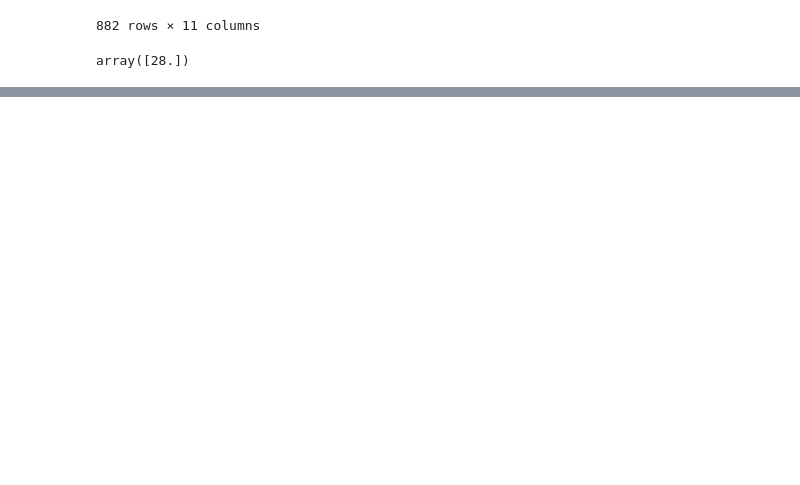
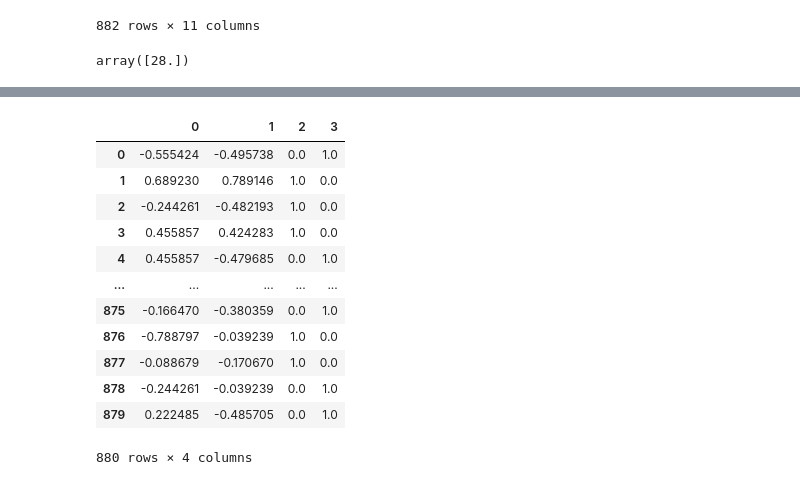
Before and after one commit to mrzlkaaa/dl_structured_data, a Jupyter notebook: titanic_disaster/jupyter/ML/titanic_disaster.ipynb, the cells around one changed output, grey strips where cells are left out. Saved outputs shown, nothing was run; the diff lists cells and outputs as text; code cells hidden in the pictures; blank space fills up the shorter version.

```diff
--- a/titanic_disaster/jupyter/ML/titanic_disaster.ipynb
+++ b/titanic_disaster/jupyter/ML/titanic_disaster.ipynb
@@ -258,0 +435,17 @@ AttributeError: 'numpy.ndarray' object has no attribute 'loc'
+# %%
+sp_df = pd.DataFrame(df_prep_test_both)
+sp_df
+# %% [output]
+|  | 0 | 1 | 2 | 3 |
+| 0 | -0.555424 | -0.495738 | 0.0 | 1.0 |
+| 1 | 0.689230 | 0.789146 | 1.0 | 0.0 |
+| 2 | -0.244261 | -0.482193 | 1.0 | 0.0 |
+| 3 | 0.455857 | 0.424283 | 1.0 | 0.0 |
+| 4 | 0.455857 | -0.479685 | 0.0 | 1.0 |
+| ... | ... | ... | ... | ... |
+| 875 | -0.166470 | -0.380359 | 0.0 | 1.0 |
+| 876 | -0.788797 | -0.039239 | 1.0 | 0.0 |
+| 877 | -0.088679 | -0.170670 | 1.0 | 0.0 |
+| 878 | -0.244261 | -0.039239 | 0.0 | 1.0 |
+| 879 | 0.222485 | -0.485705 | 0.0 | 1.0 |
+880 rows × 4 columns
```
Also changed, not shown: parts of 20 cells of this notebook.
